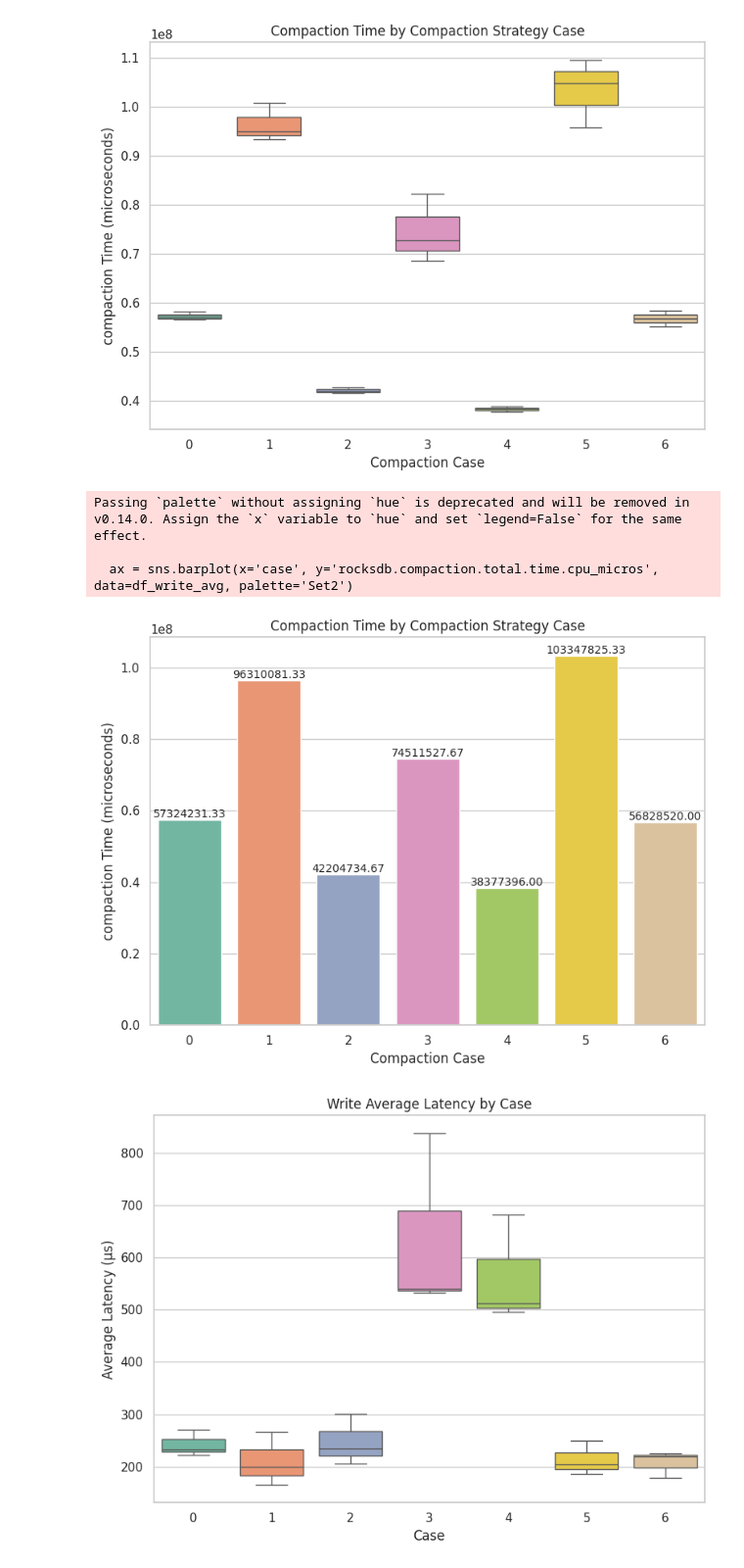
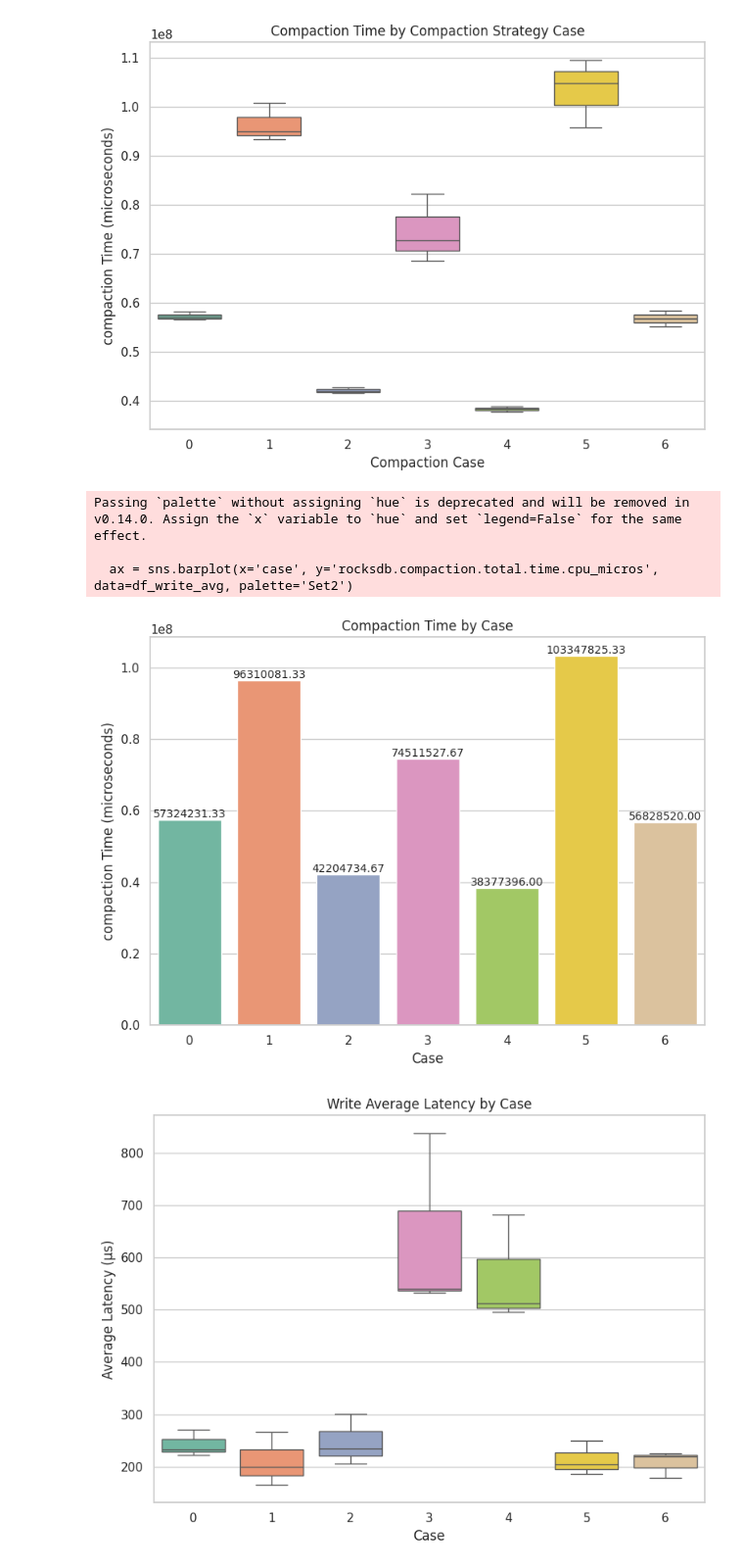
Before and after one commit to yrc00/opensource_sw_analysis, a Jupyter notebook: Lab3/h4_graph.ipynb, the cells around one changed output. Shown at 98% size. Drawn from its saved outputs; the diff is of its cells as text; code cells hidden in the pictures.

```diff
--- a/Lab3/h4_graph.ipynb
+++ b/Lab3/h4_graph.ipynb
@@ -166,23 +166,23 @@ plt.show()
 # %%
 plt.figure(figsize=(8, 6))
 ax = sns.barplot(x='case', y='rocksdb.compaction.total.time.cpu_micros', data=df_write_avg, palette='Set2')
 
 # 막대 위에 값 표기
 for p in ax.patches:
     height = p.get_height()
     ax.text(p.get_x() + p.get_width() / 2., height + 0.01,
             f'{height:.2f}', ha='center', va='bottom', fontsize=10)
 
-plt.title('Compaction Time by Compaction Strategy Case')
-plt.xlabel('Compaction Case')
+plt.title('Compaction Time by Case')
+plt.xlabel('Case')
 plt.ylabel('compaction Time (microseconds)')
 plt.tight_layout()
 plt.show()
 # %% [output]
 Passing `palette` without assigning `hue` is deprecated and will be removed in v0.14.0. Assign the `x` variable to `hue` and set `legend=False` for the same effect.
 
   ax = sns.barplot(x='case', y='rocksdb.compaction.total.time.cpu_micros', data=df_write_avg, palette='Set2')
-[figure, old version]
+[figure, new version]
 # %%
 # Write Average Latency by Case
 plt.figure(figsize=(8, 6))
```
Also changed, not shown: parts of 4 cells of this notebook, 4 other files.
